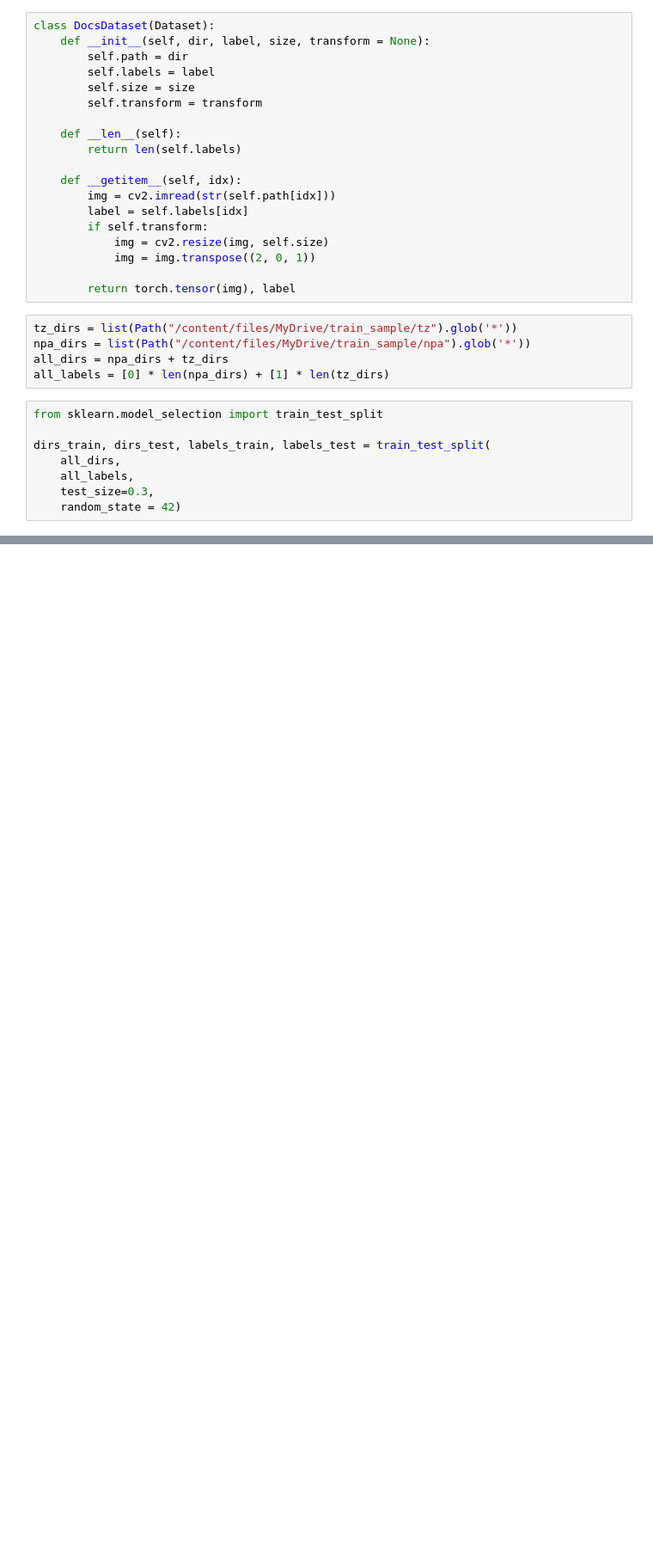
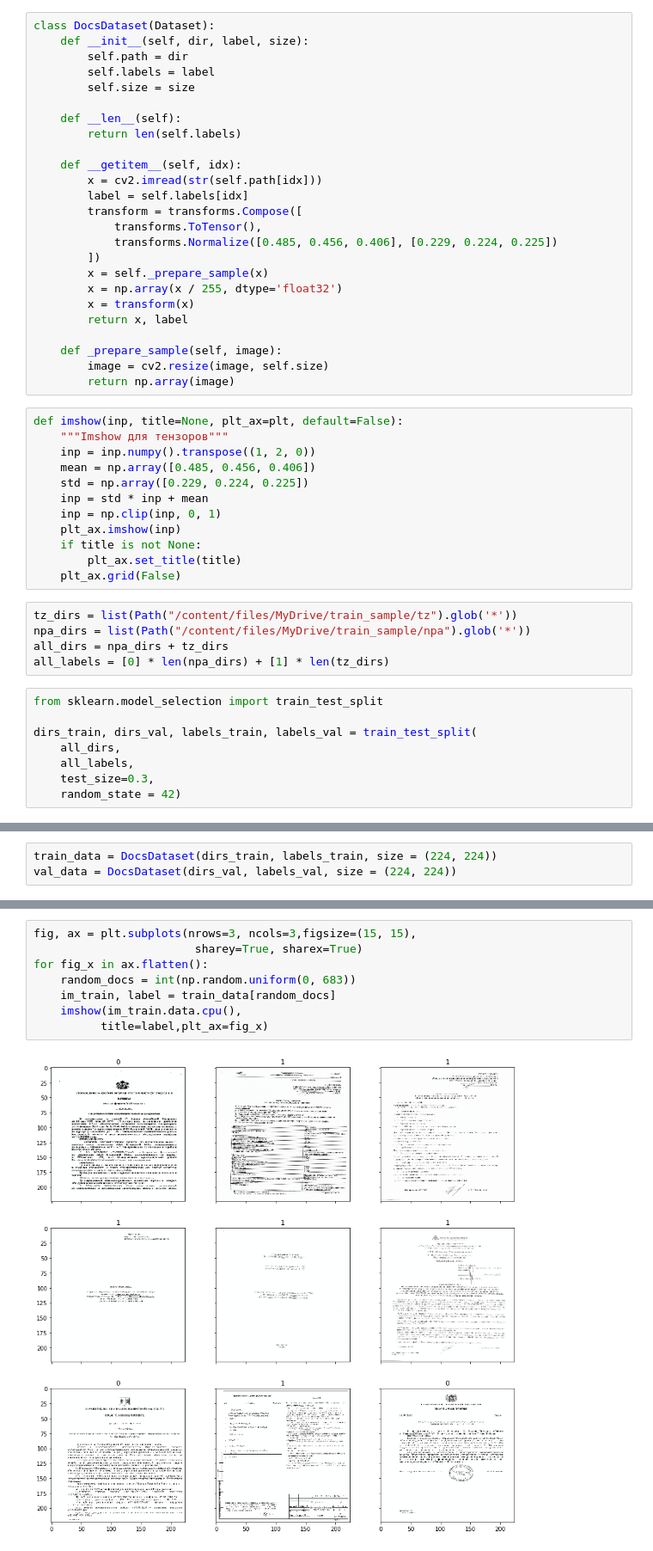
Before and after one commit to Deedman89/ISP-RAS-projects-diploma, a Jupyter notebook: Diploma_Task/My_Diploma.ipynb, the cells around one changed output, grey strips where cells are left out. Shown: that part at 86% size. Saved outputs shown, nothing was run; the diff lists cells and outputs as text; blank space fills up the shorter version.

```diff
--- a/Diploma_Task/My_Diploma.ipynb
+++ b/Diploma_Task/My_Diploma.ipynb
@@ -18,23 +22,41 @@ drive.mount('/content/files')
 Drive already mounted at /content/files; to attempt to forcibly remount, call drive.mount("/content/files", force_remount=True).
 # %%
 class DocsDataset(Dataset):
-    def __init__(self, dir, label, size, transform = None):
+    def __init__(self, dir, label, size):
         self.path = dir
         self.labels = label
         self.size = size
-        self.transform = transform
 
     def __len__(self):
         return len(self.labels)
 
     def __getitem__(self, idx):
-        img = cv2.imread(str(self.path[idx]))
+        x = cv2.imread(str(self.path[idx]))
         label = self.labels[idx]
-        if self.transform:
-            img = cv2.resize(img, self.size)
-            img = img.transpose((2, 0, 1))
+        transform = transforms.Compose([
+            transforms.ToTensor(),
+            transforms.Normalize([0.485, 0.456, 0.406], [0.229, 0.224, 0.225])
+        ])
+        x = self._prepare_sample(x)
+        x = np.array(x / 255, dtype='float32')
+        x = transform(x)
+        return x, label
 
-        return torch.tensor(img), label
+    def _prepare_sample(self, image):
+        image = cv2.resize(image, self.size)
+        return np.array(image)
+# %%
+def imshow(inp, title=None, plt_ax=plt, default=False):
+    """Imshow для тензоров"""
+    inp = inp.numpy().transpose((1, 2, 0))
+    mean = np.array([0.485, 0.456, 0.406])
+    std = np.array([0.229, 0.224, 0.225])
+    inp = std * inp + mean
+    inp = np.clip(inp, 0, 1)
+    plt_ax.imshow(inp)
+    if title is not None:
+        plt_ax.set_title(title)
+    plt_ax.grid(False)
 # %%
 tz_dirs = list(Path("/content/files/MyDrive/train_sample/tz").glob('*'))
 npa_dirs = list(Path("/content/files/MyDrive/train_sample/npa").glob('*'))
@@ -43,7 +65,7 @@ all_labels = [0] * len(npa_dirs) + [1] * len(tz_dirs)
 # %%
 from sklearn.model_selection import train_test_split
 
-dirs_train, dirs_test, labels_train, labels_test = train_test_split(
+dirs_train, dirs_val, labels_train, labels_val = train_test_split(
     all_dirs,
     all_labels,
     test_size=0.3,
@@ -54 +73,4 @@ test_data = DocsDataset(dirs_test, labels_test, size = (600, 600), transform=Tru
+# %%
+train_data = DocsDataset(dirs_train, labels_train, size = (224, 224))
+val_data = DocsDataset(dirs_val, labels_val, size = (224, 224))
 # %%
@@ -91,0 +80,10 @@ doctype = DocTypeNet()
+# %%
+fig, ax = plt.subplots(nrows=3, ncols=3,figsize=(15, 15),
+                        sharey=True, sharex=True)
+for fig_x in ax.flatten():
+    random_docs = int(np.random.uniform(0, 683))
+    im_train, label = train_data[random_docs]
+    imshow(im_train.data.cpu(),
+          title=label,plt_ax=fig_x)
+# %% [output]
+[figure, added]
```
Also changed, not shown: parts of 16 cells of this notebook.
